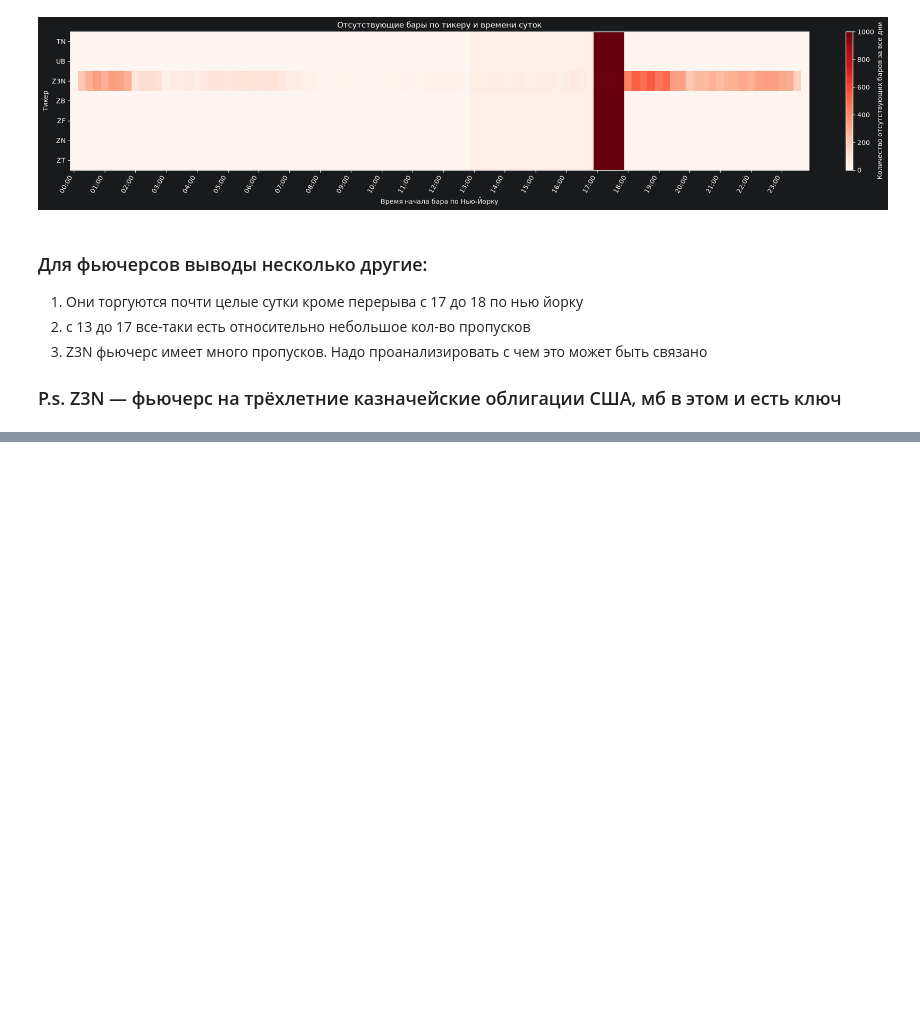
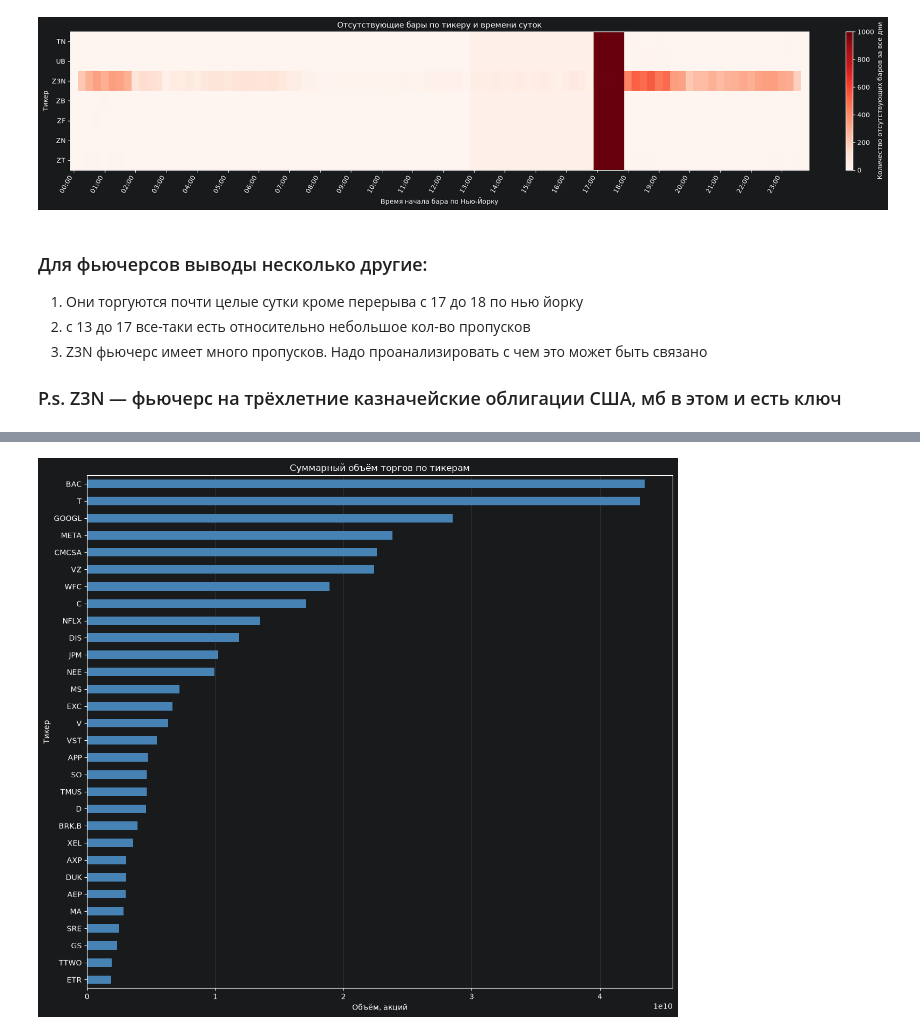
Before and after one commit to enkiradg-netizen/113-team_Securities-market-prediction, a Jupyter notebook: notebooks/eda/alexxx_tyurin_eda.ipynb, the cells around one changed output, grey strips where cells are left out. Drawn from its saved outputs; the diff is of its cells as text; code cells hidden in the pictures; blank space fills up the shorter version.

```diff
--- a/notebooks/eda/alexxx_tyurin_eda.ipynb
+++ b/notebooks/eda/alexxx_tyurin_eda.ipynb
@@ -480,9 +270,0 @@ futures_4_hour_path = project_root / "/data/processed/futures_continuous/*_4hour
-# %%
-stocks_5_min = read_files_by_pattern(str(stocks_5_min_path))
-stocks_15_min = read_files_by_pattern(str(stocks_15_min_path))
-stocks_1_hour = read_files_by_pattern(str(stocks_1_hour_path))
-stocks_4_hour = read_files_by_pattern(str(stocks_4_hour_path))
-
-futures_15_min = read_files_by_pattern(str(futures_15_min_path))
-futures_1_hour = read_files_by_pattern(str(futures_1_hour_path))
-futures_4_hour = read_files_by_pattern(str(futures_4_hour_path))
@@ -1083,0 +319,18 @@ display(Markdown(
+# %%
+volumes = data.groupby("ticker")["volume"].sum().sort_values()
+
+fig, ax = plt.subplots(figsize=(12, max(4, len(volumes) * 0.35)))
+volumes.plot.barh(ax=ax, color="steelblue")
+
+ax.set(
+    title="Суммарный объём торгов по тикерам",
+    xlabel="Объём, акций",
+    ylabel="Тикер",
+)
+ax.grid(axis="x", alpha=0.3)
+ax.set_axisbelow(True)
+
+plt.tight_layout()
+plt.show()
+# %% [output]
+[figure, added]
```
Also changed, not shown: parts of 65 cells of this notebook.
